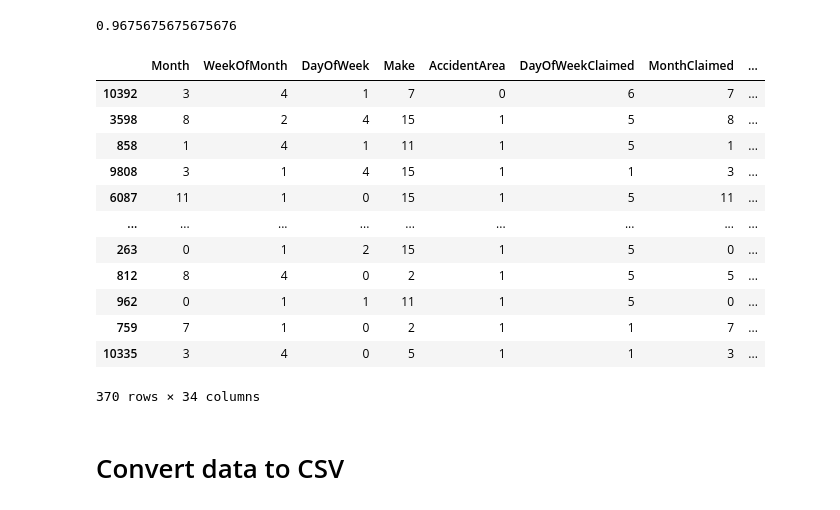
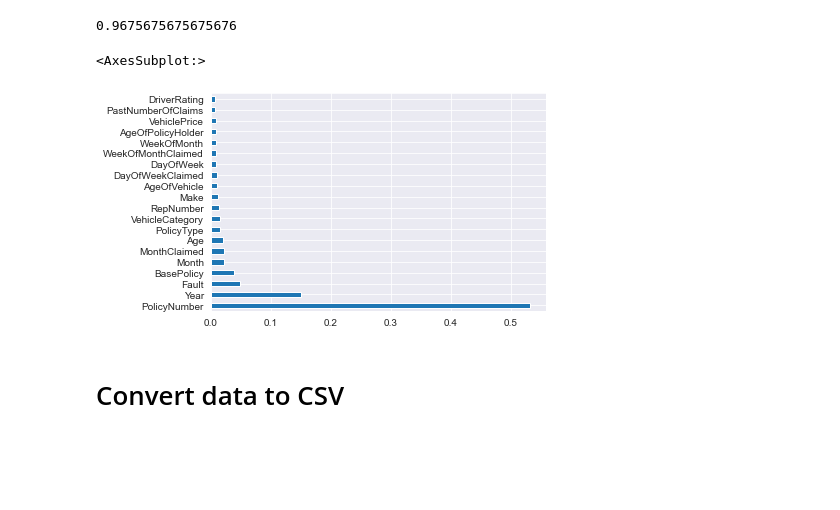
Before and after one commit to Srujan-DiagonalMatrix/APF, a Jupyter notebook: scripts/fraud/Vehicle_claim_insurance_fraud/code/fraud_insurance_model.ipynb, the cells around one changed output. Saved outputs shown, nothing was run; the diff lists cells and outputs as text; code cells hidden in the pictures; blank space fills up the shorter version.

```diff
--- a/scripts/fraud/Vehicle_claim_insurance_fraud/code/fraud_insurance_model.ipynb
+++ b/scripts/fraud/Vehicle_claim_insurance_fraud/code/fraud_insurance_model.ipynb
@@ -480,21 +481,14 @@ final_df['Predictions'] = predictions
 # %%
 final_df['Actual'] = y_test
 # %%
-final_df
+
+
+(pd.Series(RF_model.feature_importances_, index=X_1.columns)
+   .nlargest(20)
+   .plot(kind='barh'))
 # %% [output]
-|  | Month | WeekOfMonth | DayOfWeek | Make | AccidentArea | DayOfWeekClaimed | MonthClaimed | ... |
-| 10392 | 3 | 4 | 1 | 7 | 0 | 6 | 7 | ... |
-| 3598 | 8 | 2 | 4 | 15 | 1 | 5 | 8 | ... |
-| 858 | 1 | 4 | 1 | 11 | 1 | 5 | 1 | ... |
-| 9808 | 3 | 1 | 4 | 15 | 1 | 1 | 3 | ... |
-| 6087 | 11 | 1 | 0 | 15 | 1 | 5 | 11 | ... |
-| ... | ... | ... | ... | ... | ... | ... | ... | ... |
-| 263 | 0 | 1 | 2 | 15 | 1 | 5 | 0 | ... |
-| 812 | 8 | 4 | 0 | 2 | 1 | 5 | 5 | ... |
-| 962 | 0 | 1 | 1 | 11 | 1 | 5 | 0 | ... |
-| 759 | 7 | 1 | 0 | 2 | 1 | 1 | 7 | ... |
-| 10335 | 3 | 4 | 0 | 5 | 1 | 1 | 3 | ... |
-370 rows × 34 columns
+<AxesSubplot:>
+[figure, added]
 # %% [markdown]
 # Convert data to CSV
 # %%
```
Also changed, not shown: parts of 2 cells of this notebook, 5 other files.
